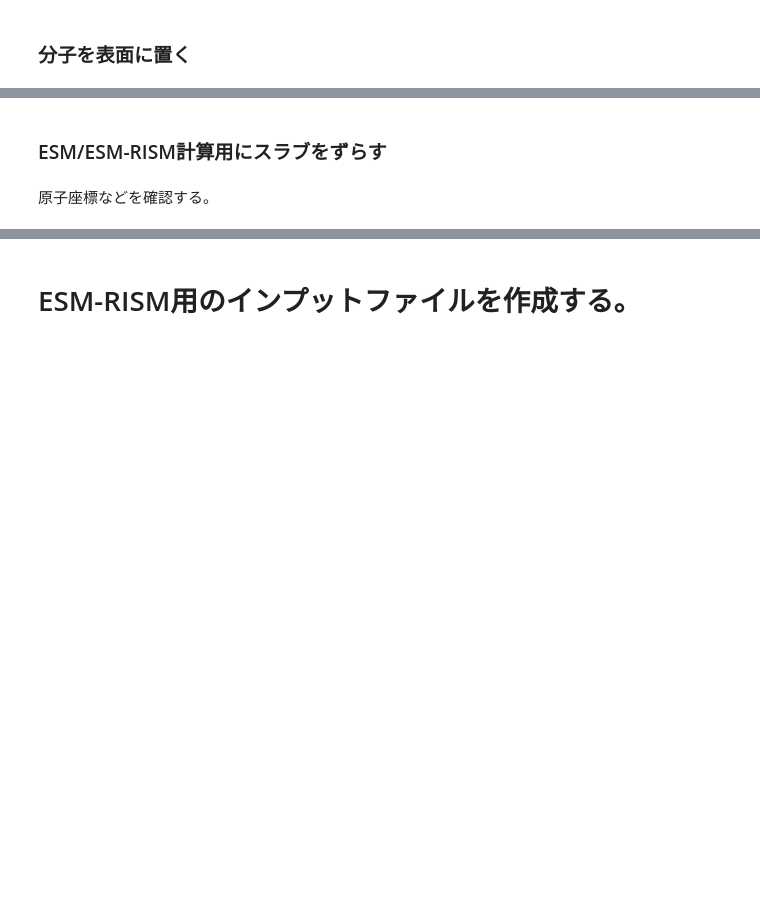
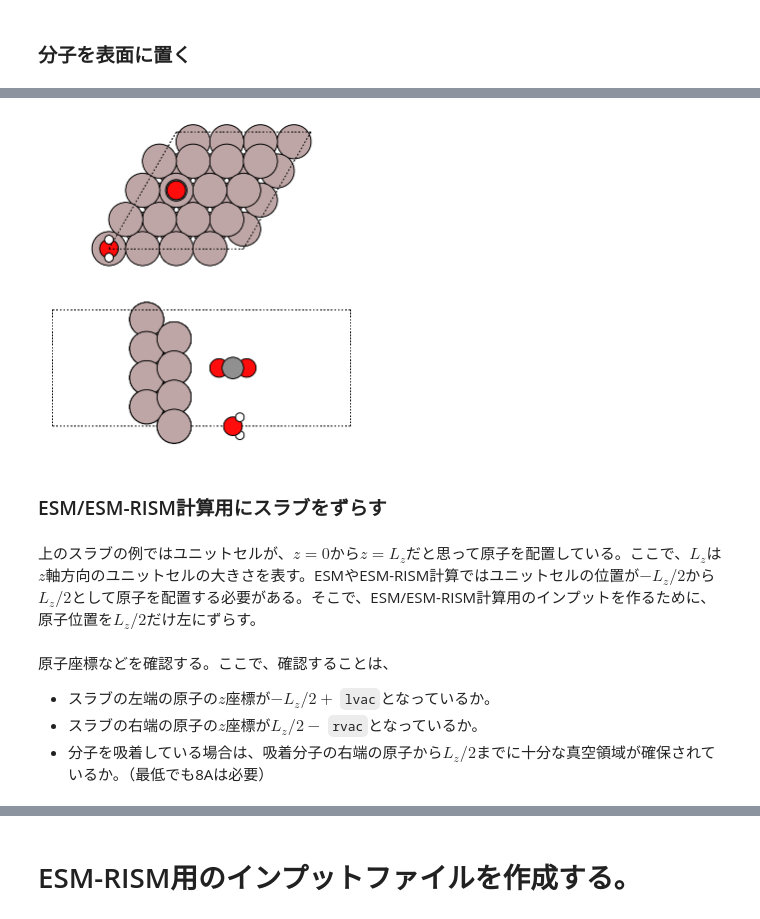
Before and after one commit to dockerytong/qe_ESM_RISM, a Jupyter notebook: notebook/03ASE.ipynb, the cells around one changed output, grey strips where cells are left out. Drawn from its saved outputs; the diff is of its cells as text; code cells hidden in the pictures; blank space fills up the shorter version.

````diff
--- a/notebook/03ASE.ipynb
+++ b/notebook/03ASE.ipynb
@@ -91,16 +165,25 @@ plt.show()
 # %%
-atoms = molecule('H2O')
-atoms.rotate(180, 'x', center=(0,0,0)) # make o-down orientation
-slab = fcc111('Cu', size=(2,2,2), vacuum=20.0)
-slab.wrap() # wrap extended atoms into a unit cell.
-add_adsorbate(slab,atoms,height=5.0, position='ontop', mol_index=0)
-#positions = wrap_positions(positions=slab.positions, cell=slab.cell, pbc=slab.pbc, center=[0.5,0.5,0.0])
-#I want to shift the H2O molecule to the center of the unit cell. But I don't understand how to use wrap_positions
+# スラブを作成
+lvac = 8.0 # 左側の真空の厚み
+rvac = 15.0 # 右側の真空の厚み
+vac = (lvac + rvac)/2.0 # 表面構造関数には真空の左右の真空の厚みの半分を渡す
+slab = fcc111('Al', size=(4,4,2), vacuum=vac)
+slab.wrap() # 普通に作ると、ユニットセルをはみ出す原子があるので、ユニットセル内にwrapする。
+slab.translate((0.0,0.0,(lvac-rvac)/2.0)) # lvac, rvacを反映した位置にずらす
+atoms_h2o.rotate(180, 'x', center=(0,0,0)) # 酸素が下になるように回転させる。
+# ```ontop```サイトの上に水分子を置く
+add_adsorbate(slab,atoms_h2o,height=5.0, position='ontop', offset=(0, 0), mol_index=0)
+add_adsorbate(slab,atoms_co2,height=5.0, position='ontop', offset=(1, 2), mol_index=0)
 fig, ax = plt.subplots(2,1, figsize=(12, 6))
 ax[0].set_axis_off()
 ax[1].set_axis_off()
-plot_atoms(slab, ax[0], radii=1.0, rotation=('0x,0y,0z'))
-plot_atoms(slab, ax[1], radii=1.0, rotation=('90x,90y,90z'))
+plot_atoms(slab, ax[0], radii=1.2, rotation=('0x,0y,0z'))
+plot_atoms(slab, ax[1], radii=1.2, rotation=('90x,90y,90z'))
+plt.show()
+# %% [output]
+[figure, added]
 # %% [markdown]
 ### ESM/ESM-RISM計算用にスラブをずらす
+# %% [markdown]
+上のスラブの例ではユニットセルが、$z=0$から$z=L_z$だと思って原子を配置している。ここで、$L_z$は$z$軸方向のユニットセルの大きさを表す。ESMやESM-RISM計算ではユニットセルの位置が$-L_z/2$から$L_z/2$として原子を配置する必要がある。そこで、ESM/ESM-RISM計算用のインプットを作るために、原子位置を$L_z/2$だけ左にずらす。
 # %%
@@ -120,3 +198,6 @@ plot_atoms(slab, ax, radii=1.0, rotation=('90x,90y,90z'))
 # %% [markdown]
-原子座標などを確認する。
+原子座標などを確認する。ここで、確認することは、
+- スラブの左端の原子の$z$座標が$-L_z/2+$ ```lvac```となっているか。
+- スラブの右端の原子の$z$座標が$L_z/2-$ ```rvac```となっているか。
+- 分子を吸着している場合は、吸着分子の右端の原子から$L_z/2$までに十分な真空領域が確保されているか。（最低でも8Aは必要）
 # %%
````
Also changed, not shown: parts of 20 cells of this notebook, 2 other files.
